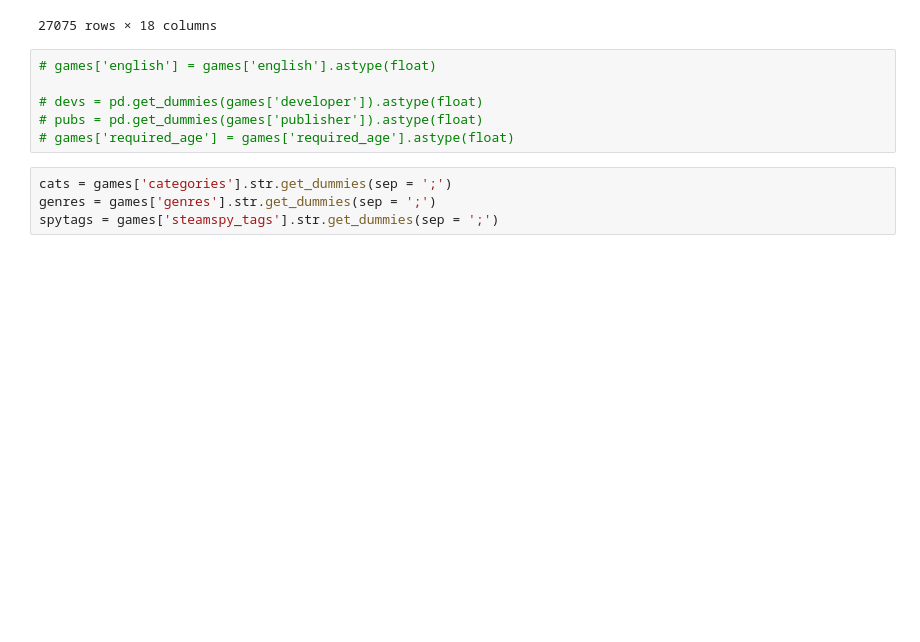
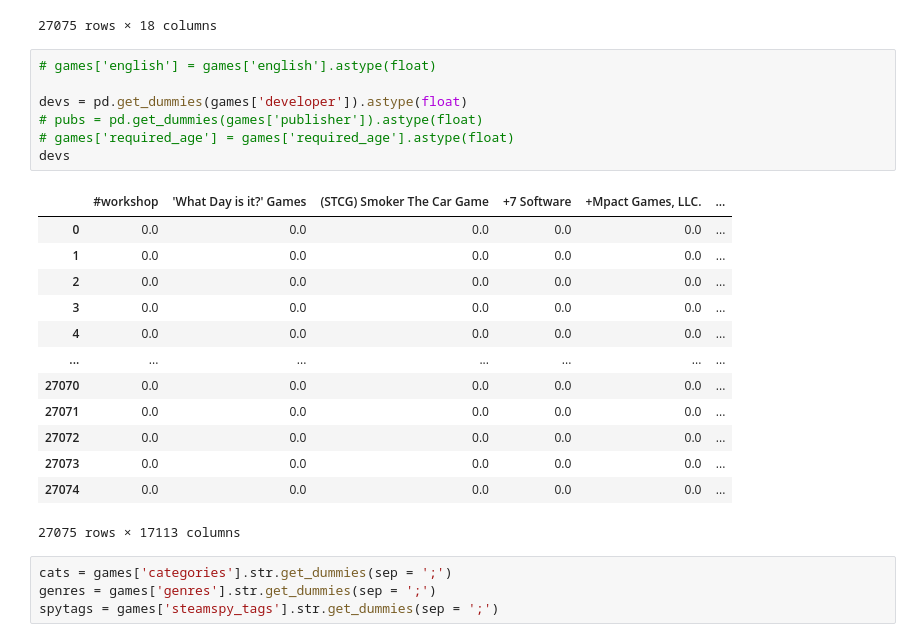
Before and after one commit to ajb5625/gamerecommend, a Jupyter notebook: gamerecommender.ipynb, the cells around one changed output. Saved outputs shown, nothing was run; the diff lists cells and outputs as text; blank space fills up the shorter version.

```diff
--- a/gamerecommender.ipynb
+++ b/gamerecommender.ipynb
@@ -21,9 +21,24 @@ games
 # %%
 # games['english'] = games['english'].astype(float)
 
-# devs = pd.get_dummies(games['developer']).astype(float)
+devs = pd.get_dummies(games['developer']).astype(float)
 # pubs = pd.get_dummies(games['publisher']).astype(float)
 # games['required_age'] = games['required_age'].astype(float)
+devs
+# %% [output]
+|  | #workshop | 'What Day is it?' Games | (STCG) Smoker The Car Game | +7 Software | +Mpact Games, LLC. | ... |
+| 0 | 0.0 | 0.0 | 0.0 | 0.0 | 0.0 | ... |
+| 1 | 0.0 | 0.0 | 0.0 | 0.0 | 0.0 | ... |
+| 2 | 0.0 | 0.0 | 0.0 | 0.0 | 0.0 | ... |
+| 3 | 0.0 | 0.0 | 0.0 | 0.0 | 0.0 | ... |
+| 4 | 0.0 | 0.0 | 0.0 | 0.0 | 0.0 | ... |
+| ... | ... | ... | ... | ... | ... | ... |
+| 27070 | 0.0 | 0.0 | 0.0 | 0.0 | 0.0 | ... |
+| 27071 | 0.0 | 0.0 | 0.0 | 0.0 | 0.0 | ... |
+| 27072 | 0.0 | 0.0 | 0.0 | 0.0 | 0.0 | ... |
+| 27073 | 0.0 | 0.0 | 0.0 | 0.0 | 0.0 | ... |
+| 27074 | 0.0 | 0.0 | 0.0 | 0.0 | 0.0 | ... |
+27075 rows × 17113 columns
 # %%
 cats = games['categories'].str.get_dummies(sep = ';')
 genres = games['genres'].str.get_dummies(sep = ';')
```
Also changed, not shown: parts of 4 cells of this notebook.
